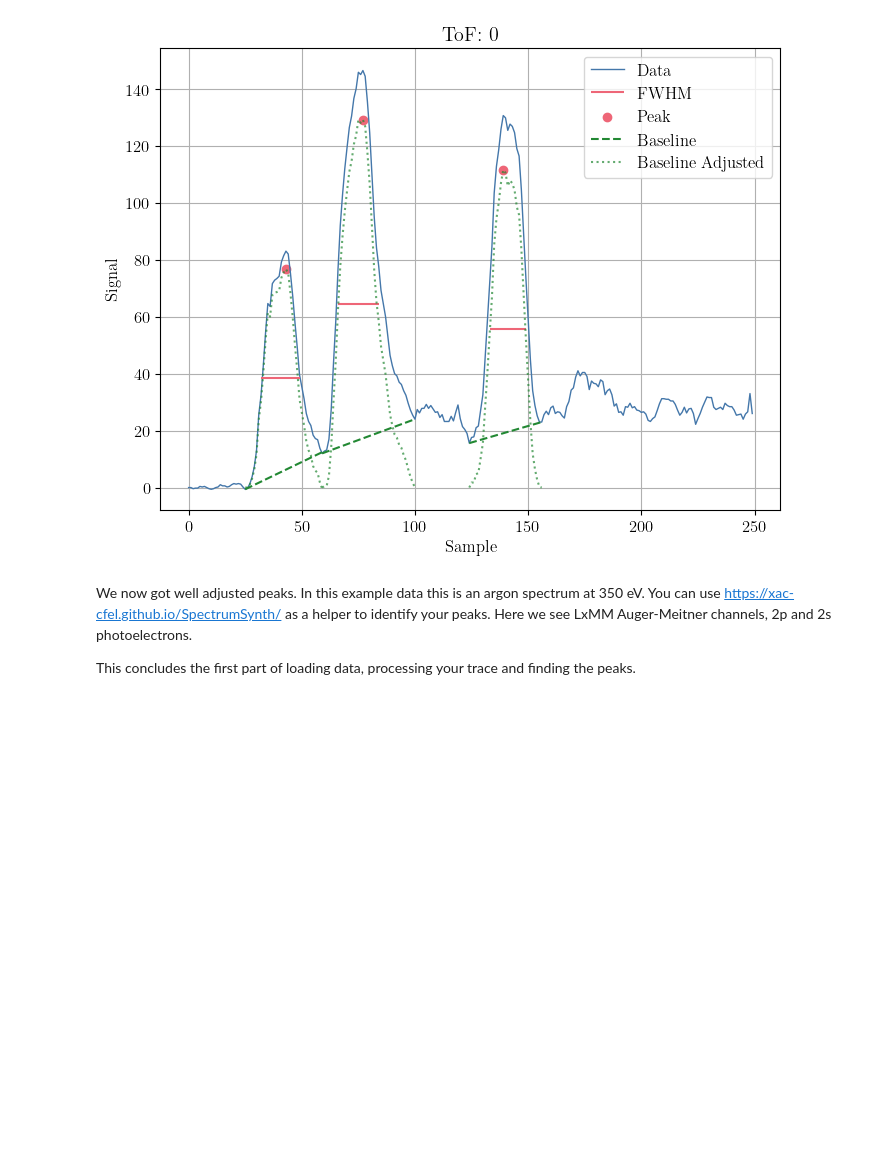
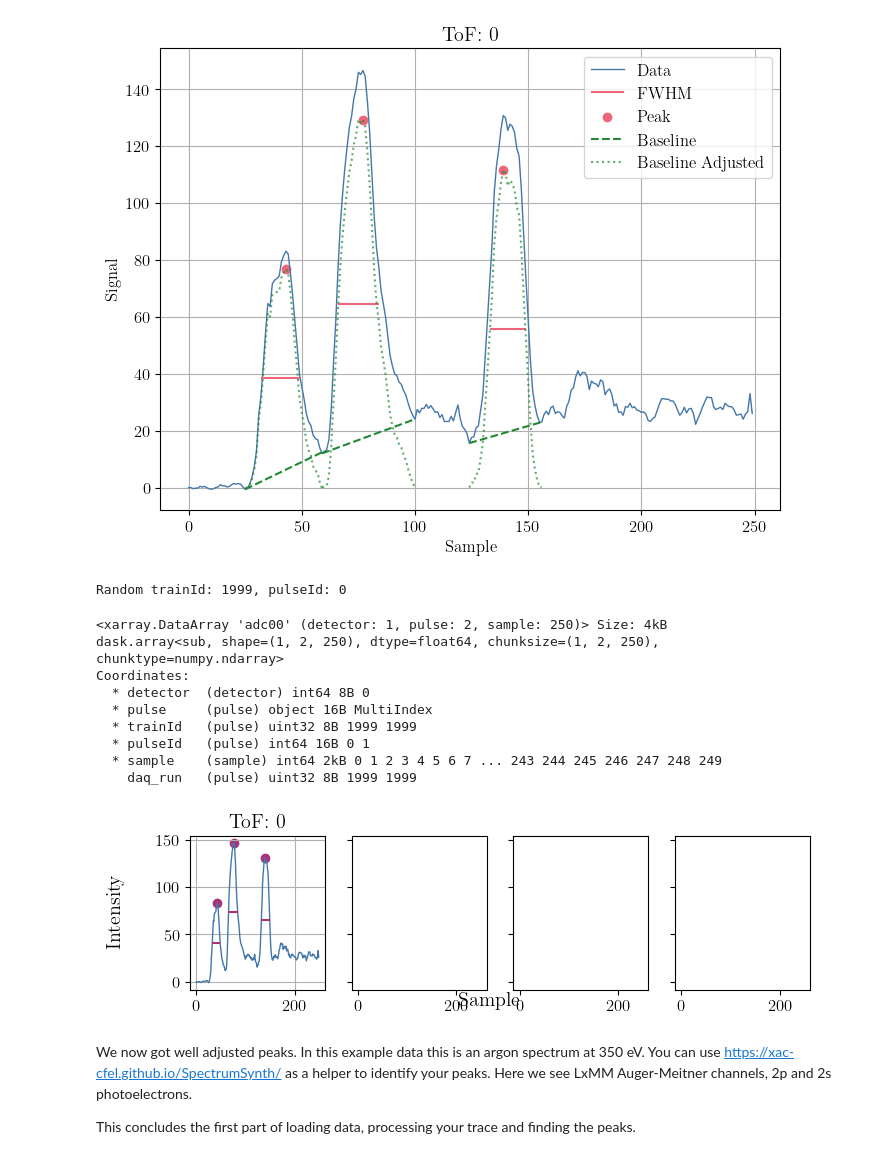
Before and after one commit to XAC-CFEL/PolScope, a Jupyter notebook: HowTo.ipynb, the cells around one changed output. Cells and saved outputs as stored; diff of their text form; code cells hidden in the pictures; blank space fills up the shorter version.

```diff
--- a/HowTo.ipynb
+++ b/HowTo.ipynb
@@ -269,6 +270,20 @@ peakfinder.plotSingle()
 Plotting trainId: 1999, pulseId: 0, ToF: 0
 <ToFPipeline.ToFPipeline.PeakFinder at 0x...>
 [figure]
+# %%
+peakfinder.plot()
+# %% [output]
+Random trainId: 1999, pulseId: 0
+<xarray.DataArray 'adc00' (detector: 1, pulse: 2, sample: 250)> Size: 4kB
+dask.array<sub, shape=(1, 2, 250), dtype=float64, chunksize=(1, 2, 250), chunktype=numpy.ndarray>
+Coordinates:
+  * detector  (detector) int64 8B 0
+  * pulse     (pulse) object 16B MultiIndex
+  * trainId   (pulse) uint32 8B 1999 1999
+  * pulseId   (pulse) int64 16B 0 1
+  * sample    (sample) int64 2kB 0 1 2 3 4 5 6 7 ... 243 244 245 246 247 248 249
+    daq_run   (pulse) uint32 8B 1999 1999
+[figure, added]
 # %% [markdown]
 We now got well adjusted peaks. In this example data this is an argon spectrum at 350 eV. You can use https://xac-cfel.github.io/SpectrumSynth/ as a helper to identify your peaks. Here we see LxMM Auger-Meitner channels, 2p and 2s photoelectrons.
 
```
Also changed, not shown: parts of 18 cells of this notebook, 2 other files.
